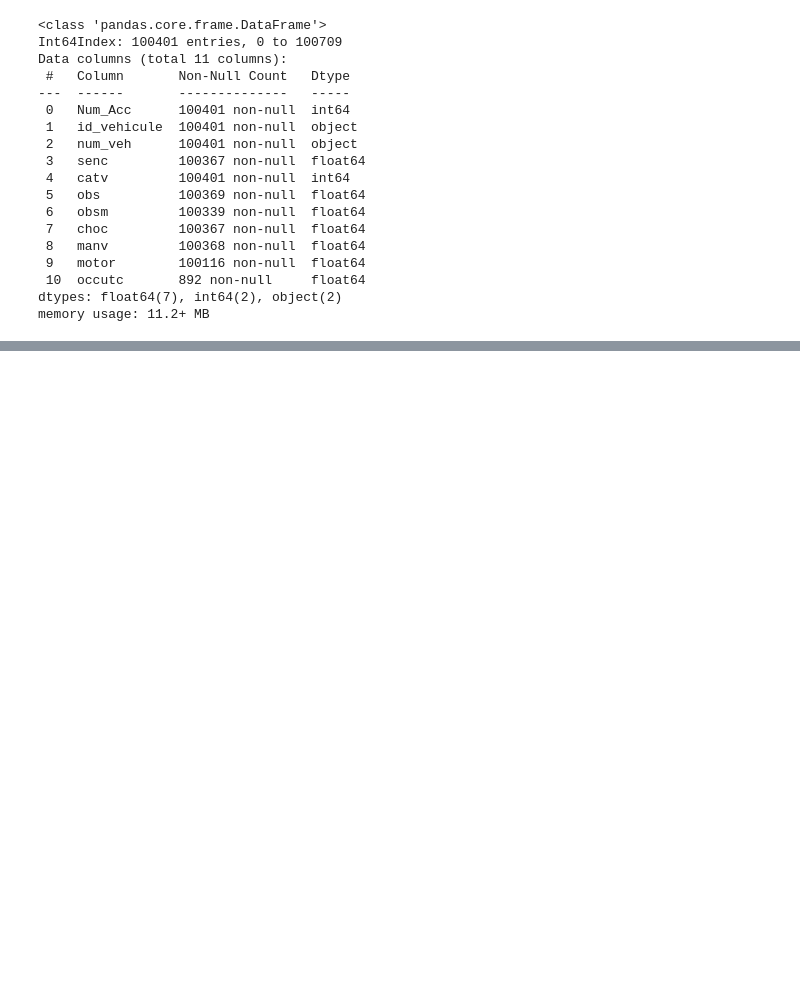
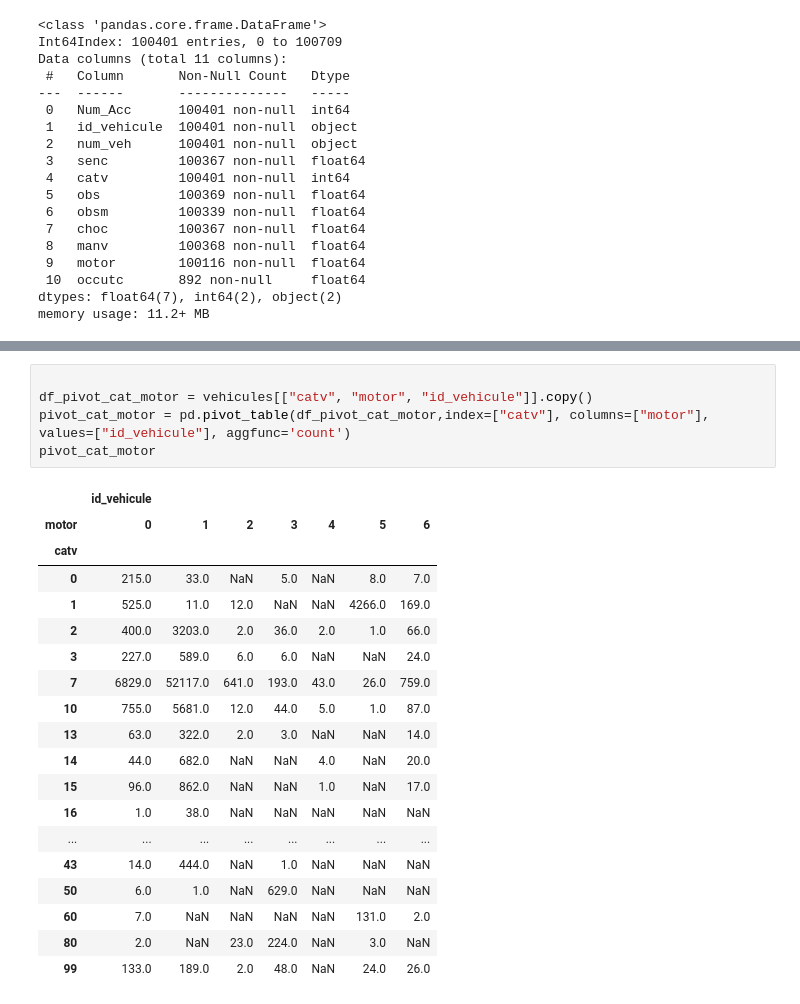
Before and after one commit to Assurance-Project-secure-road/analyse, a Jupyter notebook: Assurance.ipynb, the cells around one changed output, grey strips where cells are left out. Drawn from its saved outputs; the diff is of its cells as text; blank space fills up the shorter version.

```diff
--- a/Assurance.ipynb
+++ b/Assurance.ipynb
@@ -293,0 +298,25 @@ vehicules[1150:1200]
+# %%
+
+df_pivot_cat_motor = vehicules[["catv", "motor", "id_vehicule"]].copy()
+pivot_cat_motor = pd.pivot_table(df_pivot_cat_motor,index=["catv"], columns=["motor"], values=["id_vehicule"], aggfunc='count')
+pivot_cat_motor
+# %% [output]
+|  | id_vehicule |  |  |  |  |  |  |
+| motor | 0 | 1 | 2 | 3 | 4 | 5 | 6 |
+| catv |  |  |  |  |  |  |  |
+| 0 | 215.0 | 33.0 | NaN | 5.0 | NaN | 8.0 | 7.0 |
+| 1 | 525.0 | 11.0 | 12.0 | NaN | NaN | 4266.0 | 169.0 |
+| 2 | 400.0 | 3203.0 | 2.0 | 36.0 | 2.0 | 1.0 | 66.0 |
+| 3 | 227.0 | 589.0 | 6.0 | 6.0 | NaN | NaN | 24.0 |
+| 7 | 6829.0 | 52117.0 | 641.0 | 193.0 | 43.0 | 26.0 | 759.0 |
+| 10 | 755.0 | 5681.0 | 12.0 | 44.0 | 5.0 | 1.0 | 87.0 |
+| 13 | 63.0 | 322.0 | 2.0 | 3.0 | NaN | NaN | 14.0 |
+| 14 | 44.0 | 682.0 | NaN | NaN | 4.0 | NaN | 20.0 |
+| 15 | 96.0 | 862.0 | NaN | NaN | 1.0 | NaN | 17.0 |
+| 16 | 1.0 | 38.0 | NaN | NaN | NaN | NaN | NaN |
+| ... | ... | ... | ... | ... | ... | ... | ... |
+| 43 | 14.0 | 444.0 | NaN | 1.0 | NaN | NaN | NaN |
+| 50 | 6.0 | 1.0 | NaN | 629.0 | NaN | NaN | NaN |
+| 60 | 7.0 | NaN | NaN | NaN | NaN | 131.0 | 2.0 |
+| 80 | 2.0 | NaN | 23.0 | 224.0 | NaN | 3.0 | NaN |
+| 99 | 133.0 | 189.0 | 2.0 | 48.0 | NaN | 24.0 | 26.0 |
```
Also changed, not shown: parts of 10 cells of this notebook.
